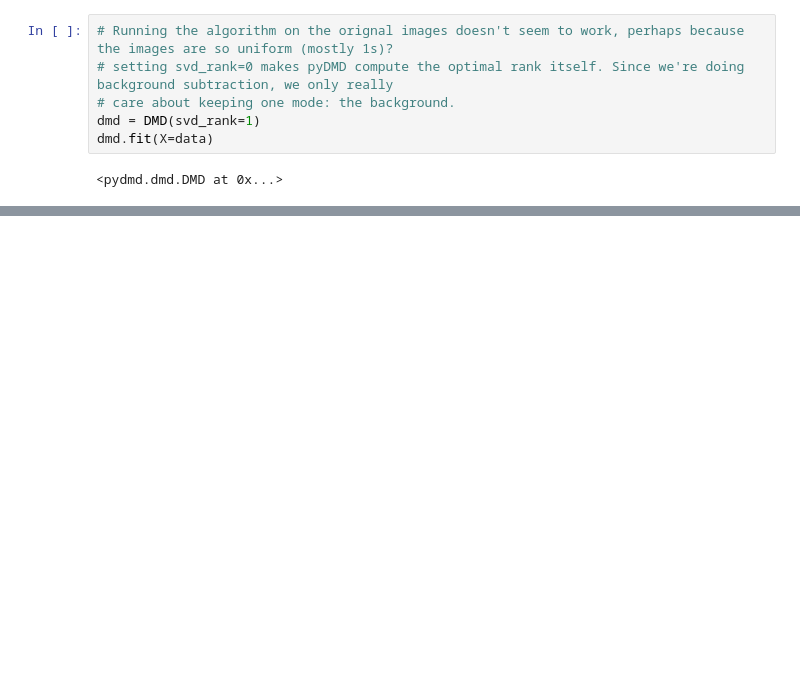
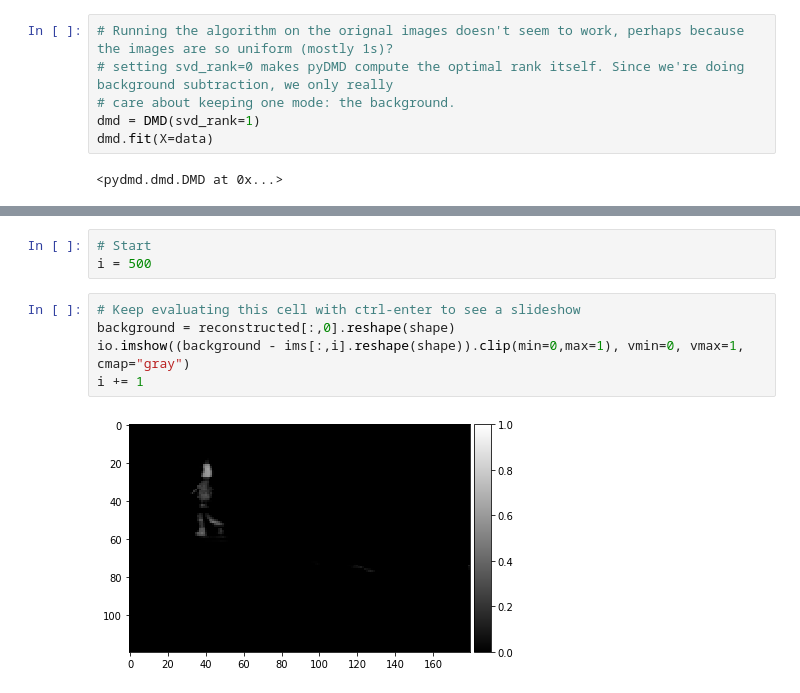
Before and after one commit to haakonrob/DMD-and-CS-for-object-detection, a Jupyter notebook: notebooks/background_subtraction.ipynb, the cells around one changed output, grey strips where cells are left out. Drawn from its saved outputs; the diff is of its cells as text; blank space fills up the shorter version.

```diff
--- a/notebooks/background_subtraction.ipynb
+++ b/notebooks/background_subtraction.ipynb
@@ -136,0 +108,10 @@ np.linalg.norm(ims)
+# %%
+# Start
+i = 500
+# %%
+# Keep evaluating this cell with ctrl-enter to see a slideshow
+background = reconstructed[:,0].reshape(shape)
+io.imshow((background - ims[:,i].reshape(shape)).clip(min=0,max=1), vmin=0, vmax=1, cmap="gray")
+i += 1
+# %% [output]
+[figure, added]
```
Also changed, not shown: parts of 16 cells of this notebook.
